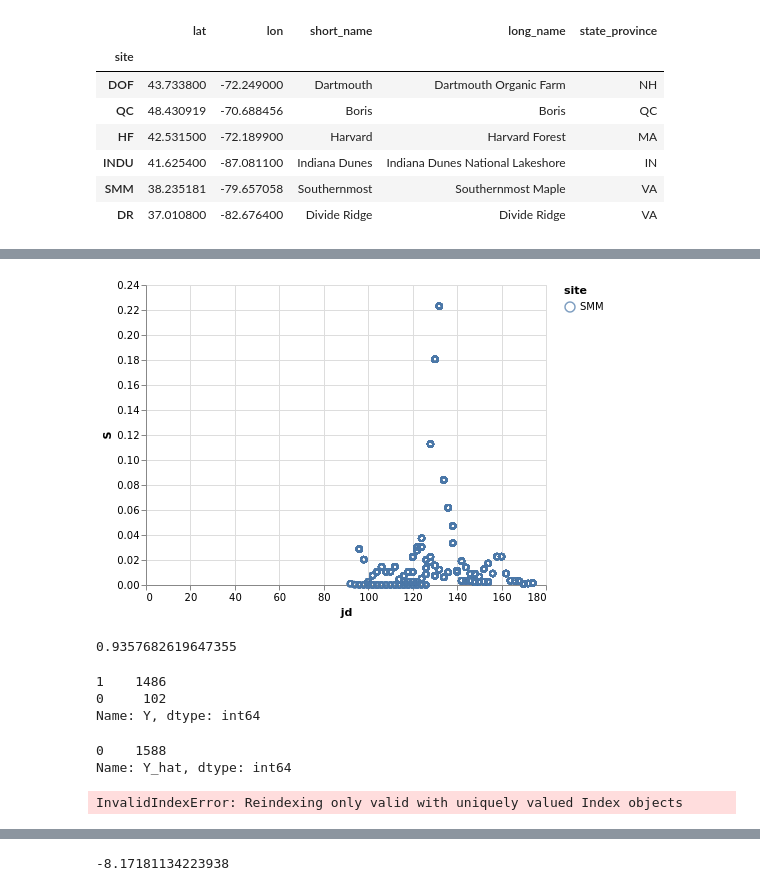
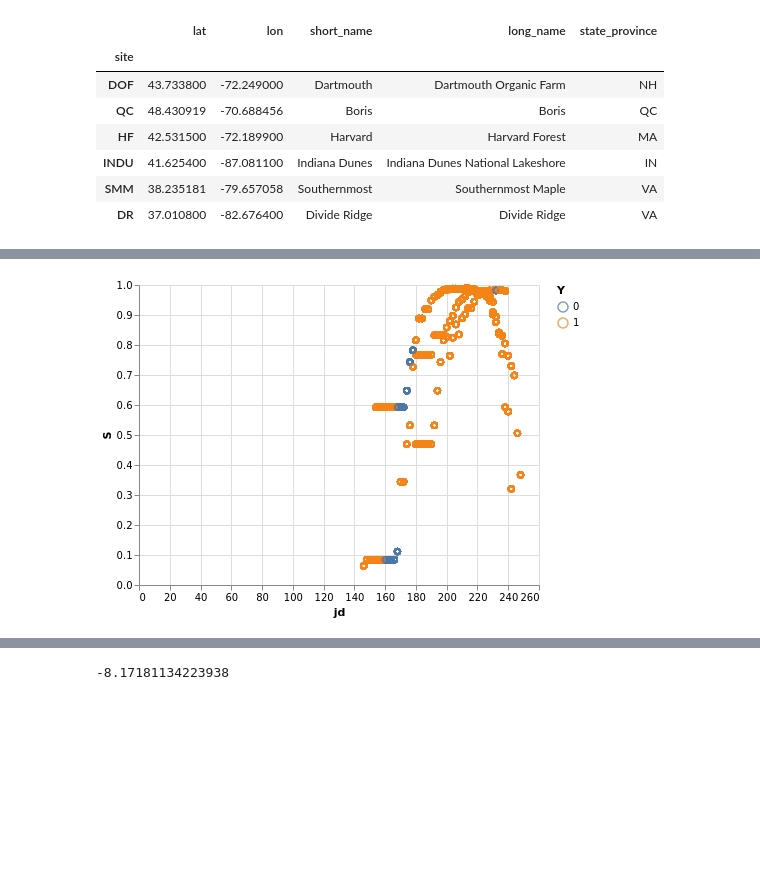
Before and after one commit to spentelow/sapflow, a Jupyter notebook: houle_analysis.ipynb, the cells around one changed output, grey strips where cells are left out. Saved outputs shown, nothing was run; the diff lists cells and outputs as text; code cells hidden in the pictures; blank space fills up the shorter version.

Commit message:
Adding iterative loop for all trees, years, sites

```diff
--- a/houle_analysis.ipynb
+++ b/houle_analysis.ipynb
@@ -46,0 +109,20 @@ location
+# %%
+# Add datetime column to sap_sugar_df containing the halfway date between date_from and date_to
+sap_sugar_df['datetime'] = sap_sugar_df['date_from'].dt.date + (sap_sugar_df['date_to'].dt.date-sap_sugar_df['date_from'].dt.date)/2
+
+full_sap = pd.DataFrame(columns = ['tap_id', 'date_from', 'date_to', 'weekly_sugarwt', 'weekly_sap', 'site', 'cum_GDD', 'cum_frthw', 'weekly_frthw', 'sap_binary'])
+
+for site in sap_sugar_df.site.unique():
+    sap_sugar_site = sap_sugar_df[sap_sugar_df.site==site]
+    for tap in sap_sugar_site.tap_id.unique():
+        sap_sugar_tap = sap_sugar_site[sap_sugar_site.tap_id==tap]
+        for year in sap_sugar_tap.datetime.dt.year.unique():
+            sap_sugar_year = sap_sugar_tap[sap_sugar_tap.datetime.dt.year == year]
+
+            # should use date-to instead of datetime for sap_sugar_year
+            sap_sugar_year = sap_sugar_year.merge(gdd_frthw[(gdd_frthw.site==site) & (gdd_frthw.index.year==2014)], how='right', on = ['datetime', 'site'])
+            sap_sugar_year.loc[:,'weekly_frthw'] = sap_sugar_site.loc[:,'cum_frthw'] - sap_sugar_site['date_from'].apply(lambda x: gdd_frthw_site.loc[x]['frthw'])  # Add total weekly freeze-thaw cycles column
+            sap_sugar_site['sap_binary'] = sap_sugar_site['weekly_sap'].apply(lambda x: 0 if ((pd.isnull(x)) | (x==0)) else 1)  # Add column indicating if there was any sap flow in a given week
+            full_sap = full_sap.append(sap_sugar_site)
+
+full_sap.sap_binary = full_sap.sap_binary.astype('int')
@@ -47,10 +131,16 @@ location
 # %%
+# Add datetime column to sap_sugar_df containing the halfway date between date_from and date_to
+sap_sugar_df['datetime'] = sap_sugar_df['date_from'].dt.date + (sap_sugar_df['date_to'].dt.date-sap_sugar_df['date_from'].dt.date)/2
+
 full_sap = pd.DataFrame(columns = ['tap_id', 'date_from', 'date_to', 'weekly_sugarwt', 'weekly_sap', 'site', 'cum_GDD', 'cum_frthw', 'weekly_frthw', 'sap_binary'])
+
 for site in sap_sugar_df.site.unique():
     sap_sugar_site = copy.copy(sap_sugar_df[sap_sugar_df.site==site])
     gdd_frthw_site = copy.copy(gdd_frthw[gdd_frthw.site==site])
     sap_sugar_site = sap_sugar_site.assign(cum_GDD = sap_sugar_site.loc[:,'date_to'].apply(lambda x: gdd_frthw_site.loc[x]['cumGDD']), # Add cumulative GDD column
                                            cum_frthw = sap_sugar_site.loc[:,'date_to'].apply(lambda x: gdd_frthw_site.loc[x]['frthw']))  # Add cumulative freeze-thaw cycles column
     sap_sugar_site.loc[:,'weekly_frthw'] = sap_sugar_site.loc[:,'cum_frthw'] - sap_sugar_site['date_from'].apply(lambda x: gdd_frthw_site.loc[x]['frthw'])  # Add total weekly freeze-thaw cycles column
-    sap_sugar_site['sap_binary'] = sap_sugar_site['weekly_sap'].map(lambda x: 0 if ((pd.isnull(x)) | (x==0)) else 1)  # Add column indicating if there was any sap flow in a given week
+    sap_sugar_site['sap_binary'] = sap_sugar_site['weekly_sap'].apply(lambda x: 0 if ((pd.isnull(x)) | (x==0)) else 1)  # Add column indicating if there was any sap flow in a given week
     full_sap = full_sap.append(sap_sugar_site)
+
+full_sap.sap_binary = full_sap.sap_binary.astype('int')
@@ -93,11 +183,11 @@ $$
 # %%
 # Coefficients of linear model created by Houle 2015
 houle_coeff = np.array([-5.09, 0.733, -0.014, -0.07])
-houle_thresh = 0.51
+houle_thresh = 0.
 
 # Create dataframe of parameters required for Houle 2015 analysis
-houle2015 = full_sap[['site', 'tap_id', 'date_from', 'date_to', 'weekly_frthw', 'cum_GDD', 'sap_binary']]
-houle2015 = houle2015.rename(columns={'weekly_frthw':'F', 'cum_GDD':'G', 'sap_binary':'Y'})
+houle2015 = full_sap[['site', 'tap_id', 'date_from', 'date_to', 'cum_frthw', 'cum_GDD', 'sap_binary']]
+houle2015 = houle2015.rename(columns={'cum_frthw':'F', 'cum_GDD':'G', 'sap_binary':'Y'})
 
 
 # Add F**2 column
@@ -109,9 +199,10 @@ houle2015['F2'] = houle2015.F**2
 houle2015['bias'] = 1
 houle2015.loc[:,'P'] = houle2015[['bias', 'F', 'F2', 'G']]@(houle_coeff)
 houle2015.loc[:,'S'] = 1/(1 + np.exp(-houle2015['P']))  # Add intermediate sigmoid output column 'S'
-houle2015.loc[:,'Y_hat'] = (houle2015['S'] > houle_thresh).astype(int) # Threshold determined by Houle 2015
+houle2015.loc[:,'Y_hat'] = (houle2015['S'] > houle_thresh).astype('int') # Threshold determined by Houle 2015
 # %%
 houle2015['jd'] = (houle2015['date_from'].dt.dayofyear+houle2015['date_to'].dt.dayofyear)
+houle2015['year'] = houle2015['date_from'].dt.year
 # %%
 houle2015
 # %% [output]
@@ -131,42 +222,4 @@ houle2015
 # %%
-alt.Chart(houle2015[houle2015.site=='SMM']).mark_point().encode(x = 'jd', y = 'S', color = 'site')
+alt.Chart(houle2015[houle2015.site=='QC']).mark_point().encode(x = 'jd', y = 'S', color = 'Y:N')
 # %% [output]
-[figure, old version]
+[figure, new version]
-# %%
-houle2015.Y.value_counts()[1]/(houle2015.Y.value_counts()[1]+houle2015.Y.value_counts()[0])
-# %% [output]
-0.9357682619647355
-# %%
-houle2015[houle2015.site=='SMM'].Y.value_counts()
-# %% [output]
-1    1486
-0     102
-Name: Y, dtype: int64
-# %%
-houle2015[houle2015.site=='SMM'].Y_hat.value_counts()
-# %% [output]
-0    1588
-Name: Y_hat, dtype: int64
-# %%
-full_df = copy.copy(sap_sugar_df)
-full_df = full_df.assign(cum_GDD = full_df.loc[:,'date_to'].apply(lambda x: gdd_frthw.loc[x]['cumGDD']),
-                         weekly_frthw = full_df.loc[:,'date_to'].apply(lambda x: gdd_frthw.loc[x]['frthw']))
-full_df.loc[:,'weekly_frthw'] -= full_df['date_from'].apply(lambda x: gdd_frthw.loc[x]['frthw'])
-
-full_df['sap_binary'] = full_df['weekly_sap'].map(lambda x: 0 if ((pd.isnull(x)) | (x==0)) else 1)
-
-full_df = full_df.assign(weekly_frthw_sq = lambda x: x.weekly_frthw**2,
-                         houle_production = np.nan,
-                         houle_sap_production = np.nan,
-                         houle_binary = np.nan)
-
-# Add columns related to model by Houle 2015
-houle_coeff = np.array([-5.09, 0.733, -0.014, -0.07]) # Coefficients found by Houle 2015
-full_df['ones'] = 1
-full_df.loc[:,'houle_production'] = full_df[['ones', 'weekly_frthw', 'weekly_frthw_sq', 'cum_GDD']]@(-houle_coeff)
-full_df.loc[:,'houle_production_sig'] = 1/(1 + np.exp(-full_df['houle_production']))
-full_df.loc[:,'houle_binary'] = full_df['houle_sap_production'] > 0.51 # Threshold determined by Houle 2015
-
-full_df
-# %% [output]
-InvalidIndexError: Reindexing only valid with uniquely valued Index objects
```
Also changed, not shown: parts of 26 cells of this notebook.
